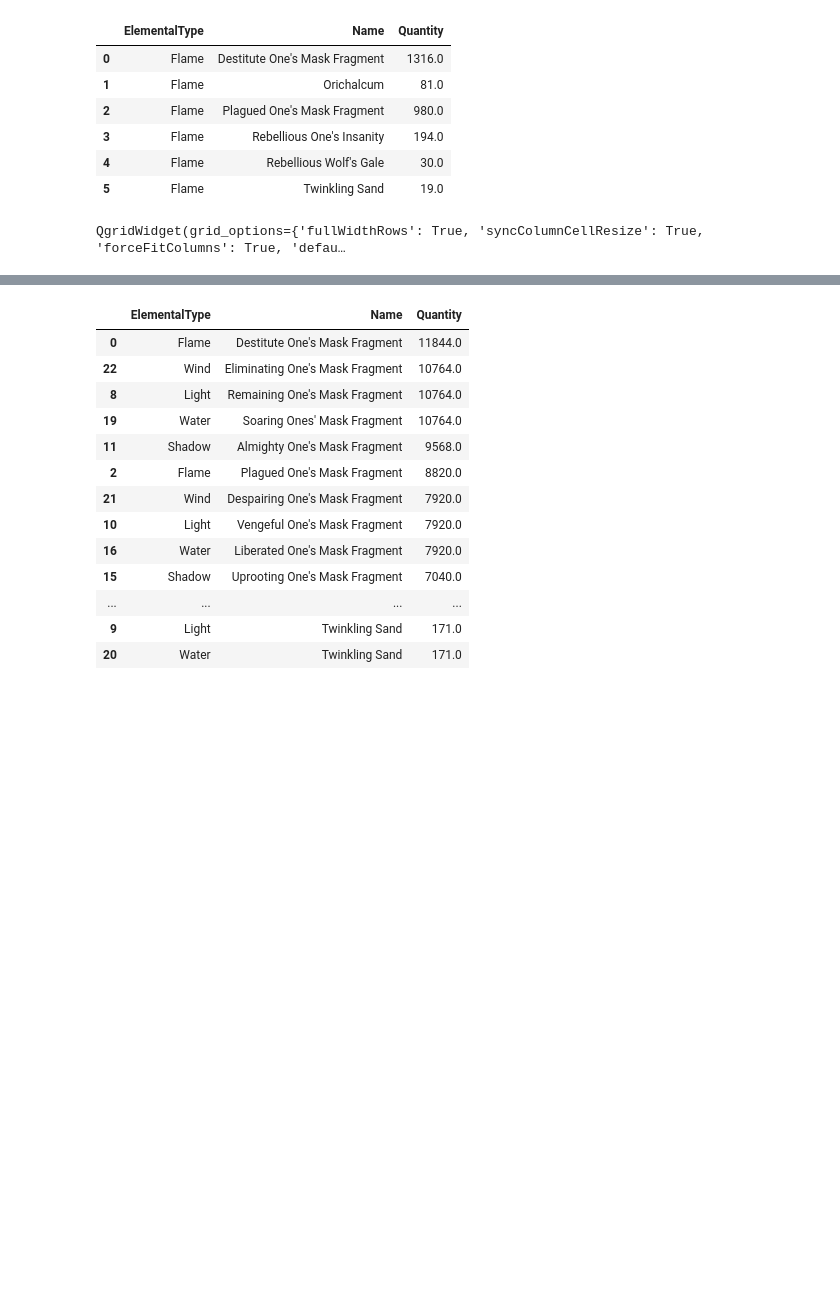
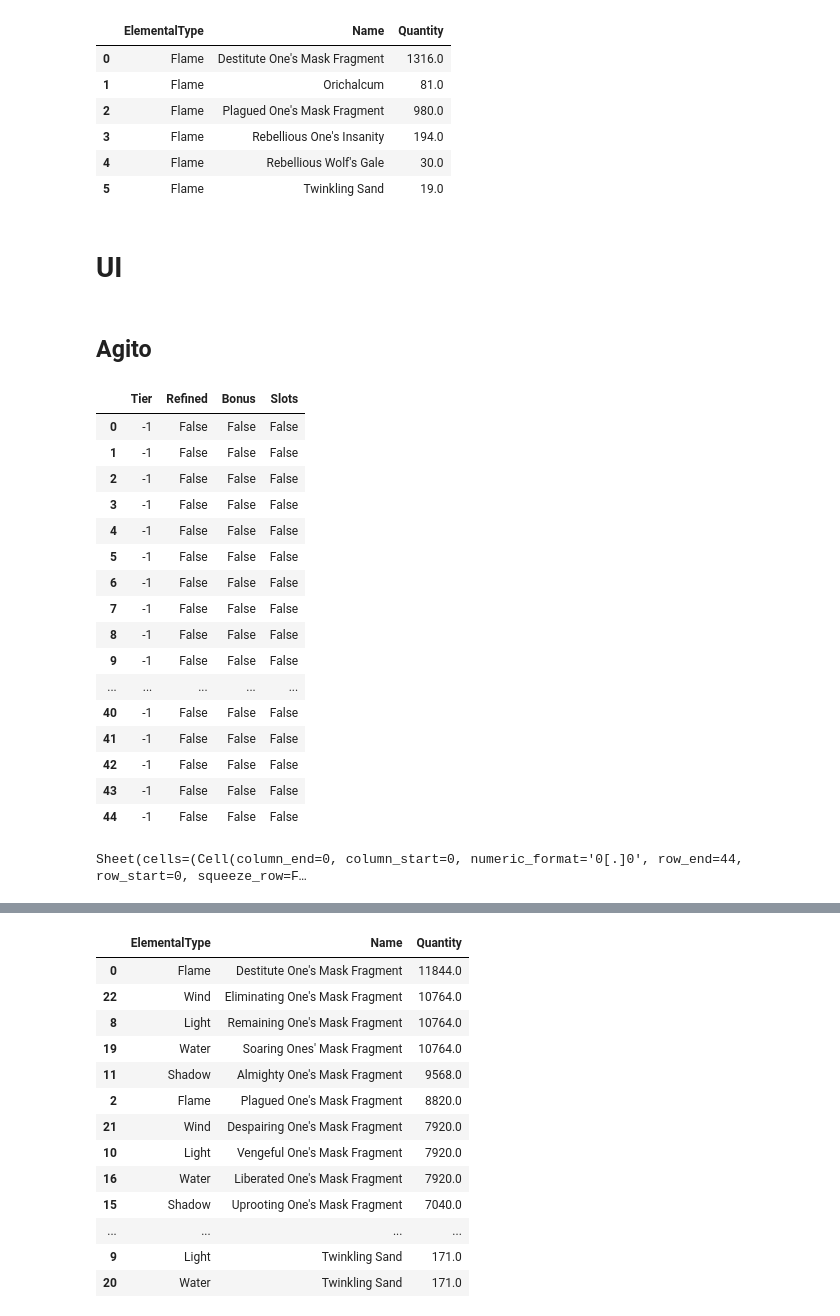
Before and after one commit to froggercat-just-for-fun/dl-weapon-calculator, a Jupyter notebook: explore.ipynb, the cells around one changed output, grey strips where cells are left out. Drawn from its saved outputs; the diff is of its cells as text; code cells hidden in the pictures; blank space fills up the shorter version.

```diff
--- a/explore.ipynb
+++ b/explore.ipynb
@@ -252,12 +258,35 @@ get_materials(test)
 | 3 | Flame | Rebellious One's Insanity | 194.0 |
 | 4 | Flame | Rebellious Wolf's Gale | 30.0 |
 | 5 | Flame | Twinkling Sand | 19.0 |
+# %% [markdown]
+# UI
+# %% [markdown]
+## Agito
 # %%
-elements = agito_weapon_calc_df.ElementalType.unique()
-types = agito_weapon_calc_df.WeaponType.unique()
-index = pd.MultiIndex.from_tuples([(wep_type, el) for wep_type in types for el in elements], names=["Weapon", "Element"])
-indexed_df = pd.DataFrame([{"Tier": -1, "Refined": False, "Bonus": False, "Slots": False} for i in index], index=index)
-qgrid_widget = qgrid.show_grid(indexed_df)
-qgrid_widget
+try:
+    indexed_df = pd.read_csv("my_agito_weapons_df.csv")
+except Exception as e:
+    print(e)
+    elements = agito_weapon_calc_df.ElementalType.unique()
+    types = agito_weapon_calc_df.WeaponType.unique()
+    index = pd.MultiIndex.from_tuples([(wep_type, el) for wep_type in types for el in elements], names=["Weapon", "Element"])
+    indexed_df = pd.DataFrame([{"Tier": -1, "Refined": False, "Bonus": False, "Slots": False} for i in index], index=index)
+indexed_df
 # %% [output]
-QgridWidget(grid_options={'fullWidthRows': True, 'syncColumnCellResize': True, 'forceFitColumns': True, 'defau…
+|  | Tier | Refined | Bonus | Slots |
+| 0 | -1 | False | False | False |
+| 1 | -1 | False | False | False |
+| 2 | -1 | False | False | False |
+| 3 | -1 | False | False | False |
+| 4 | -1 | False | False | False |
+| 5 | -1 | False | False | False |
+| 6 | -1 | False | False | False |
+| 7 | -1 | False | False | False |
+| 8 | -1 | False | False | False |
+| 9 | -1 | False | False | False |
+| ... | ... | ... | ... | ... |
+| 40 | -1 | False | False | False |
+| 41 | -1 | False | False | False |
+| 42 | -1 | False | False | False |
+| 43 | -1 | False | False | False |
+| 44 | -1 | False | False | False |
@@ -265,0 +293,5 @@ my_weapons_df = qgrid_widget.get_changed_df()
+# %%
+sheet = from_dataframe(indexed_df)
+sheet
+# %% [output]
+Sheet(cells=(Cell(column_end=0, column_start=0, numeric_format='0[.]0', row_end=44, row_start=0, squeeze_row=F…
```
Also changed, not shown: parts of 15 cells of this notebook, 3 other files.
